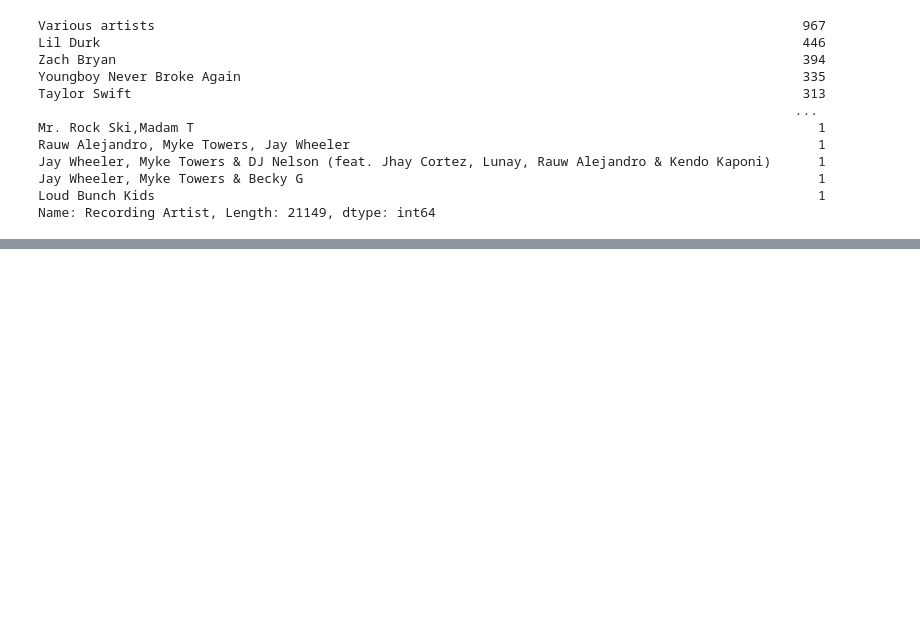
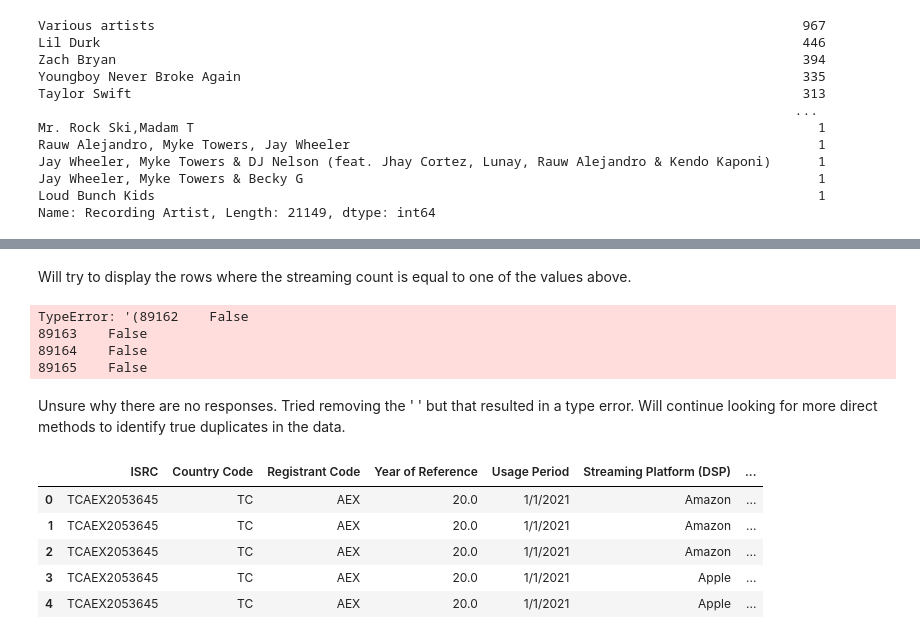
Before and after one commit to LJRollerII/mlc-project-napster, a Jupyter notebook: notebook/mlc_insights.ipynb, the cells around one changed output, grey strips where cells are left out. Saved outputs shown, nothing was run; the diff lists cells and outputs as text; code cells hidden in the pictures; blank space fills up the shorter version.

```diff
--- a/notebook/mlc_insights.ipynb
+++ b/notebook/mlc_insights.ipynb
@@ -170,0 +215,21 @@ Name: Recording Artist, Length: 21149, dtype: int64
+# %% [markdown]
+Will try to display the rows where the streaming count is equal to one of the values above.
+# %%
+TCAEX2053645[TCAEX2053645['Streams'] == 14,164]
+# %% [output]
+TypeError: '(89162    False
+89163    False
+89164    False
+89165    False
+# %% [markdown]
+Unsure why there are no responses. Tried removing the ' ' but that resulted in a type error. Will continue looking for more direct methods to identify true duplicates in the data.
+# %%
+dupes = TCAEX2053645.groupby(TCAEX2053645.columns.tolist()).size().reset_index().rename(columns={0: 'count'})
+dupes.head()
+# %% [output]
+|  | ISRC | Country Code | Registrant Code | Year of Reference | Usage Period | Streaming Platform (DSP) | ... |
+| 0 | TCAEX2053645 | TC | AEX | 20.0 | 1/1/2021 | Amazon | ... |
+| 1 | TCAEX2053645 | TC | AEX | 20.0 | 1/1/2021 | Amazon | ... |
+| 2 | TCAEX2053645 | TC | AEX | 20.0 | 1/1/2021 | Amazon | ... |
+| 3 | TCAEX2053645 | TC | AEX | 20.0 | 1/1/2021 | Apple | ... |
+| 4 | TCAEX2053645 | TC | AEX | 20.0 | 1/1/2021 | Apple | ... |
```
Also changed, not shown: parts of 5 cells of this notebook.
